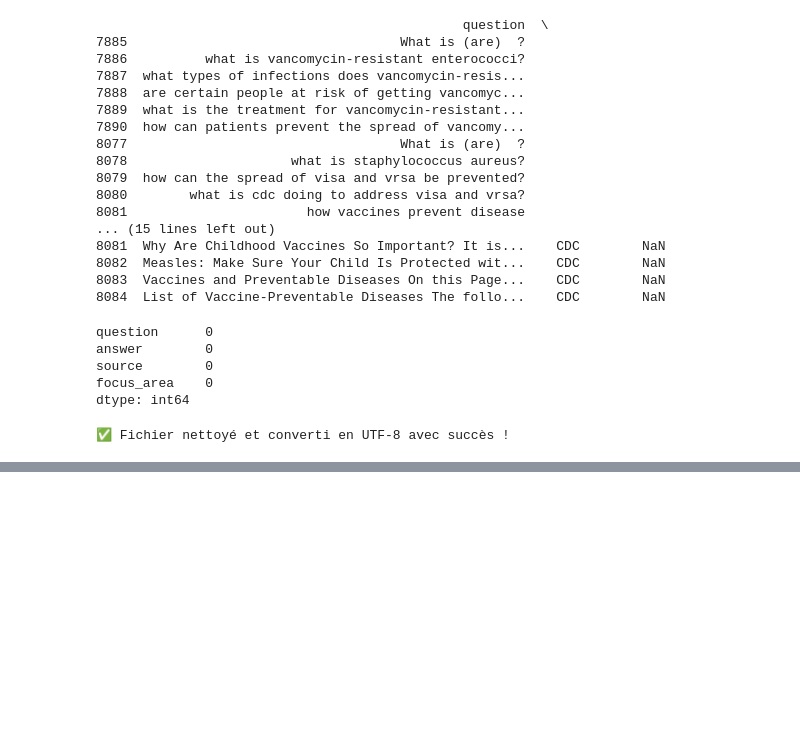
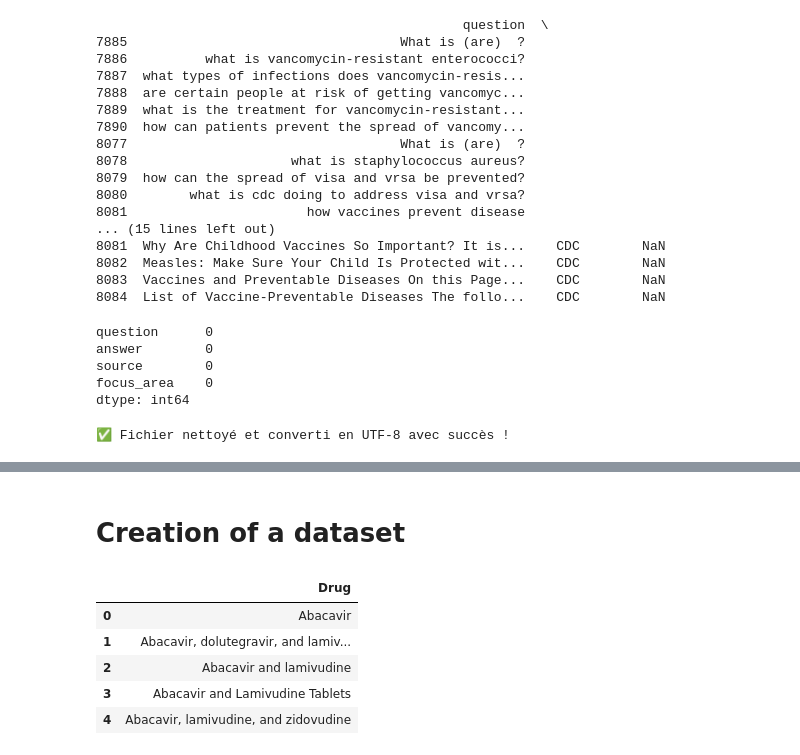
Before and after one commit to aichaa28/GENAI-GCP, a Jupyter notebook: data_exploration.ipynb, the cells around one changed output, grey strips where cells are left out. Saved outputs shown, nothing was run; the diff lists cells and outputs as text; code cells hidden in the pictures; blank space fills up the shorter version.

```diff
--- a/data_exploration.ipynb
+++ b/data_exploration.ipynb
@@ -153,0 +226,23 @@ with open(file_path, "rb") as f:
+# %% [markdown]
+# Creation of a dataset
+# %%
+import pandas as pd
+
+# Lire le fichier texte et stocker chaque ligne dans une liste
+file_path = r"C:\\Users\\Aycha\\Downloads\\archive\\drugs.txt"
+
+with open(file_path, "r") as file:
+    lines = [line.strip() for line in file.readlines()]  # Utilisation de strip() pour enlever \n
+
+
+# Créer un DataFrame à partir des lignes lues
+data = pd.DataFrame(lines, columns=["Drug"])
+# %%
+data.head()
+# %% [output]
+|  | Drug |
+| 0 | Abacavir |
+| 1 | Abacavir, dolutegravir, and lamiv... |
+| 2 | Abacavir and lamivudine |
+| 3 | Abacavir and Lamivudine Tablets |
+| 4 | Abacavir, lamivudine, and zidovudine |
```
Also changed, not shown: parts of 6 cells of this notebook, 14 other files.
